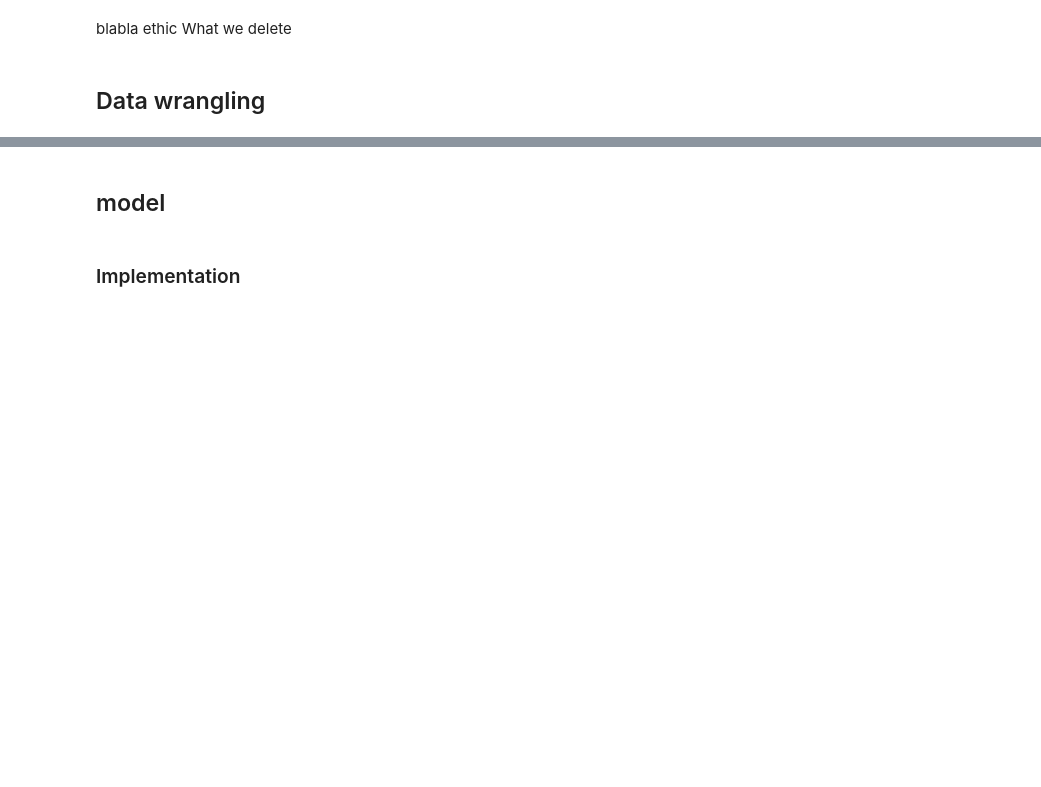
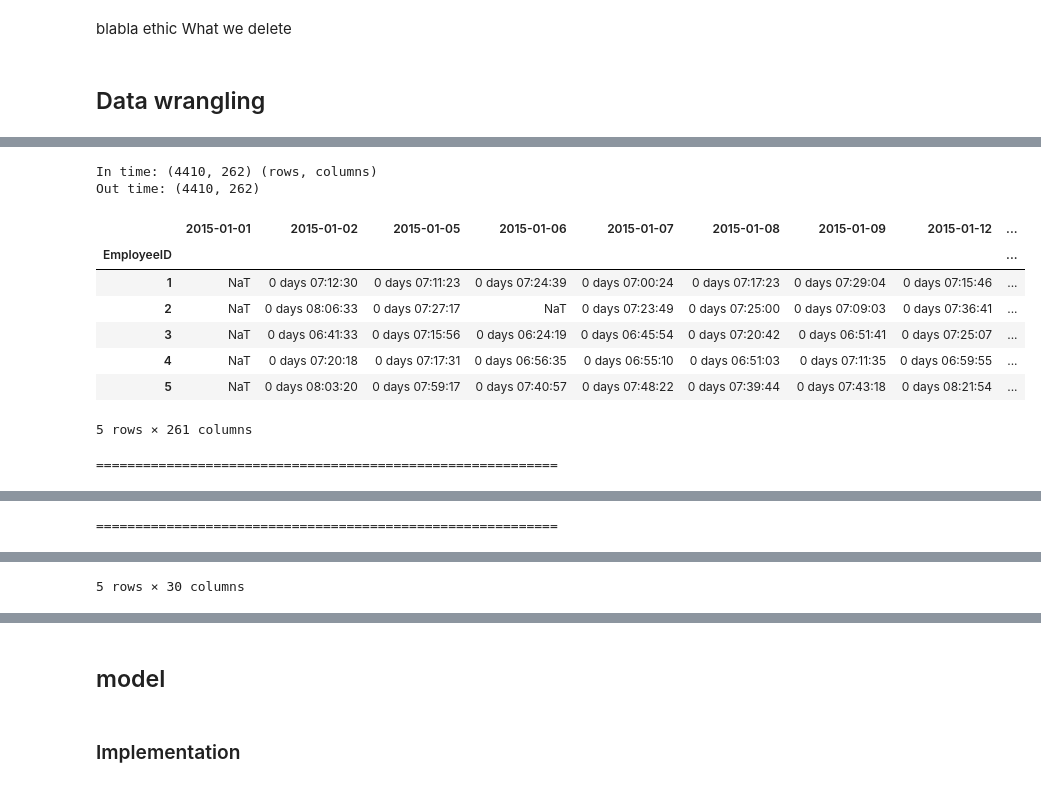
Before and after one commit to Low8/AI-group_5, a Jupyter notebook: project.ipynb, the cells around one changed output, grey strips where cells are left out. Saved outputs shown, nothing was run; the diff lists cells and outputs as text; code cells hidden in the pictures; blank space fills up the shorter version.

Commit message:
add data preprocessing into .\project.ipynb

```diff
--- a/project.ipynb
+++ b/project.ipynb
@@ -29,0 +33,7 @@ What we delete
+# %%
+# Load data
+general_df = pd.read_csv(os.path.join('data','general_data.csv'))
+manager_survey_df = pd.read_csv(os.path.join('data', 'manager_survey_data.csv'))
+employee_survey_df = pd.read_csv(os.path.join('data', 'employee_survey_data.csv'))
+in_time = pd.read_csv(os.path.join('data', 'in_time.csv'))
+out_time = pd.read_csv(os.path.join('data', 'out_time.csv'))
@@ -36,0 +97,68 @@ out_time = pd.read_csv(r"D:\AI\prj\in_out_time\out_time.csv")
+# %%
+# Check initial data sizes
+print(f"In time: {in_time.shape} (rows, columns)")
+print(f"Out time: {out_time.shape}")
+
+# Rename first column to 'EmployeeID' for consistency
+in_time.rename(columns={in_time.columns[0]: 'EmployeeID'}, inplace=True)
+out_time.rename(columns={out_time.columns[0]: 'EmployeeID'}, inplace=True)
+
+# Set 'EmployeeID' as index
+in_time.set_index('EmployeeID', inplace=True)
+out_time.set_index('EmployeeID', inplace=True)
+
+# Change data into datetime. errors='coerce' if (NaT)
+in_time_df = in_time.apply(pd.to_datetime, errors='coerce')
+out_time_df = out_time.apply(pd.to_datetime, errors='coerce')
+
+# Calculate working time
+working_time = out_time_df - in_time_df
+display(working_time.head())
+
+
+print("\n===========================================================\n")
+
+
+# Check average working time
+average_working_time = working_time.mean(axis=1)
+avg_working_hours_numeric = average_working_time.apply(lambda x: x.total_seconds() / 3600)
+display(avg_working_hours_numeric.head())
+
+
+print("\n===========================================================\n")
+
+
+# Reset index to turn Series into DataFrame
+time_features_df = avg_working_hours_numeric.reset_index()
+# Rename columns
+time_features_df.columns = ['EmployeeID', 'AvgWorkingHours']
+# Display final time features DataFrame
+display(time_features_df.head())
+
+
+print("\n===========================================================\n")
+
+
+# Merge time features back to final_df
+final_df = pd.merge(final_df, time_features_df, on='EmployeeID', how='left')
+# Check final data sizes
+print(f"Final DataFrame: {final_df.shape} (rows, columns)")
+
+
+print("\n===========================================================\n")
+
+
+print("First 5 rows of final DataFrame:")
+display(final_df.head())
+# %% [output]
+In time: (4410, 262) (rows, columns)
+Out time: (4410, 262)
+|  | 2015-01-01 | 2015-01-02 | 2015-01-05 | 2015-01-06 | 2015-01-07 | 2015-01-08 | 2015-01-09 | 2015-01-12 | ... |
+| EmployeeID |  |  |  |  |  |  |  |  | ... |
+| 1 | NaT | 0 days 07:12:30 | 0 days 07:11:23 | 0 days 07:24:39 | 0 days 07:00:24 | 0 days 07:17:23 | 0 days 07:29:04 | 0 days 07:15:46 | ... |
+| 2 | NaT | 0 days 08:06:33 | 0 days 07:27:17 | NaT | 0 days 07:23:49 | 0 days 07:25:00 | 0 days 07:09:03 | 0 days 07:36:41 | ... |
+| 3 | NaT | 0 days 06:41:33 | 0 days 07:15:56 | 0 days 06:24:19 | 0 days 06:45:54 | 0 days 07:20:42 | 0 days 06:51:41 | 0 days 07:25:07 | ... |
+| 4 | NaT | 0 days 07:20:18 | 0 days 07:17:31 | 0 days 06:56:35 | 0 days 06:55:10 | 0 days 06:51:03 | 0 days 07:11:35 | 0 days 06:59:55 | ... |
+| 5 | NaT | 0 days 08:03:20 | 0 days 07:59:17 | 0 days 07:40:57 | 0 days 07:48:22 | 0 days 07:39:44 | 0 days 07:43:18 | 0 days 08:21:54 | ... |
+5 rows × 261 columns
+===========================================================
@@ -36,0 +172 @@ out_time = pd.read_csv(r"D:\AI\prj\in_out_time\out_time.csv")
+===========================================================
@@ -36,0 +192 @@ out_time = pd.read_csv(r"D:\AI\prj\in_out_time\out_time.csv")
+5 rows × 30 columns
```
Also changed, not shown: parts of 8 cells of this notebook, 2 other files.
